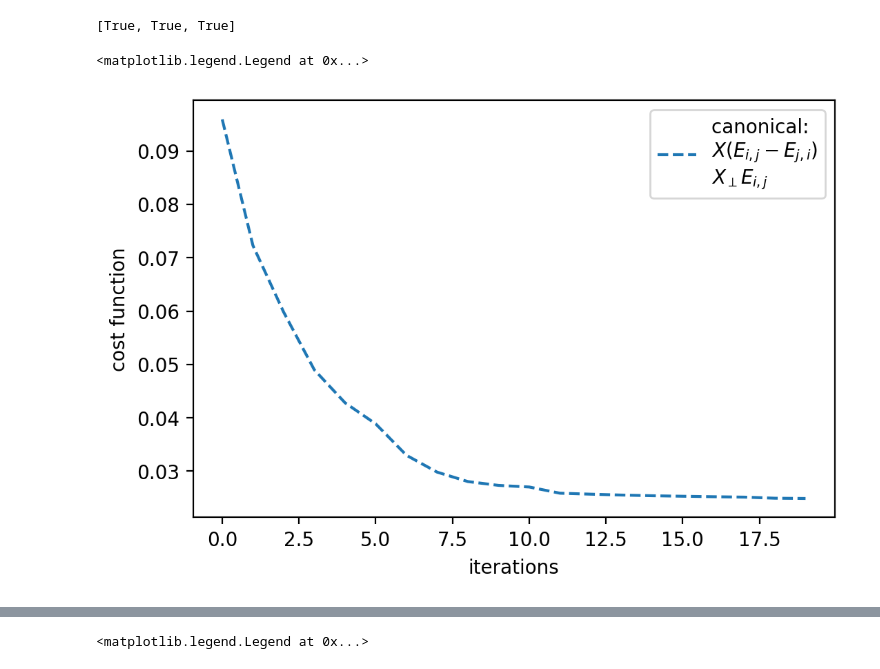
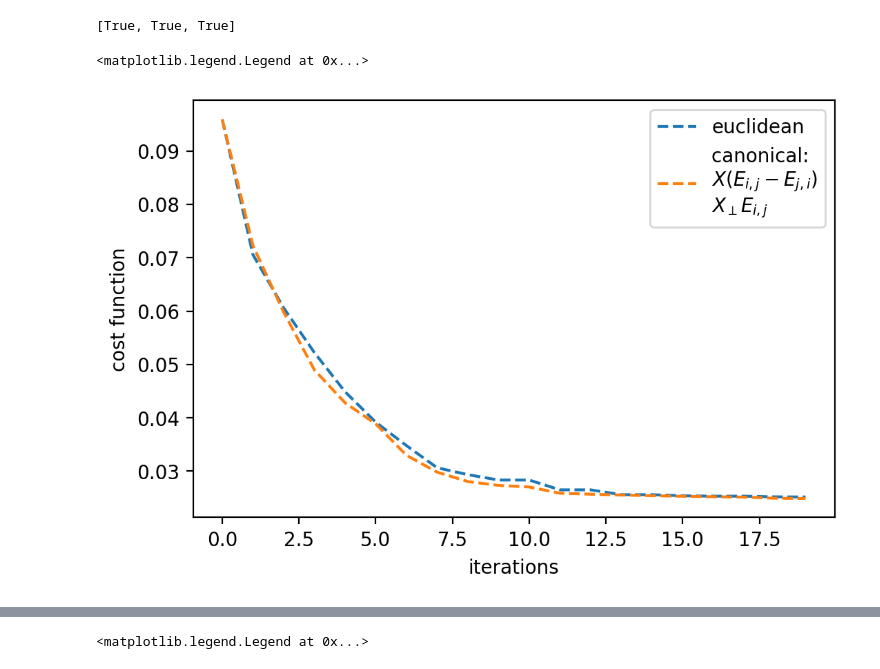
Before and after one commit to EmilianoG-byte/opentn, a Jupyter notebook: experiments/trust_region_fullsites_ansatz.ipynb, the cells around one changed output, grey strips where cells are left out. Drawn from its saved outputs; the diff is of its cells as text; code cells hidden in the pictures.

```diff
--- a/experiments/trust_region_fullsites_ansatz.ipynb
+++ b/experiments/trust_region_fullsites_ansatz.ipynb
@@ -181,14 +193,14 @@ check_isometries(xs_nopbc_2_canonical)#, check_isometries(xs_nopbc_3)
 # %%
 import matplotlib.pyplot as plt
 plt.figure(dpi=200)
 plt.ylabel('cost function')
 plt.xlabel('iterations')
-# plt.plot(f_nopbc_1, '--', label='euclidean (grad and hess)')
+plt.plot(f_nopbc_1 + f_nopbc_2, '--', label='euclidean')
 plt.plot(f_nopbc_1_canonical + f_nopbc_2_canonical, '--', label='canonical: \n' + r'$X(E_{i,j} - E_{j,i})$' + '\n' + r'$X_\perp E_{i,j} $')
 plt.legend()
 # %% [output]
 <matplotlib.legend.Legend at 0x...>
-[figure, old version]
+[figure, new version]
 # %%
 f_nopbc_1_canonical + f_nopbc_2_canonical
 # %% [output]
```
Also changed, not shown: parts of 3 cells of this notebook, 3 other files.
